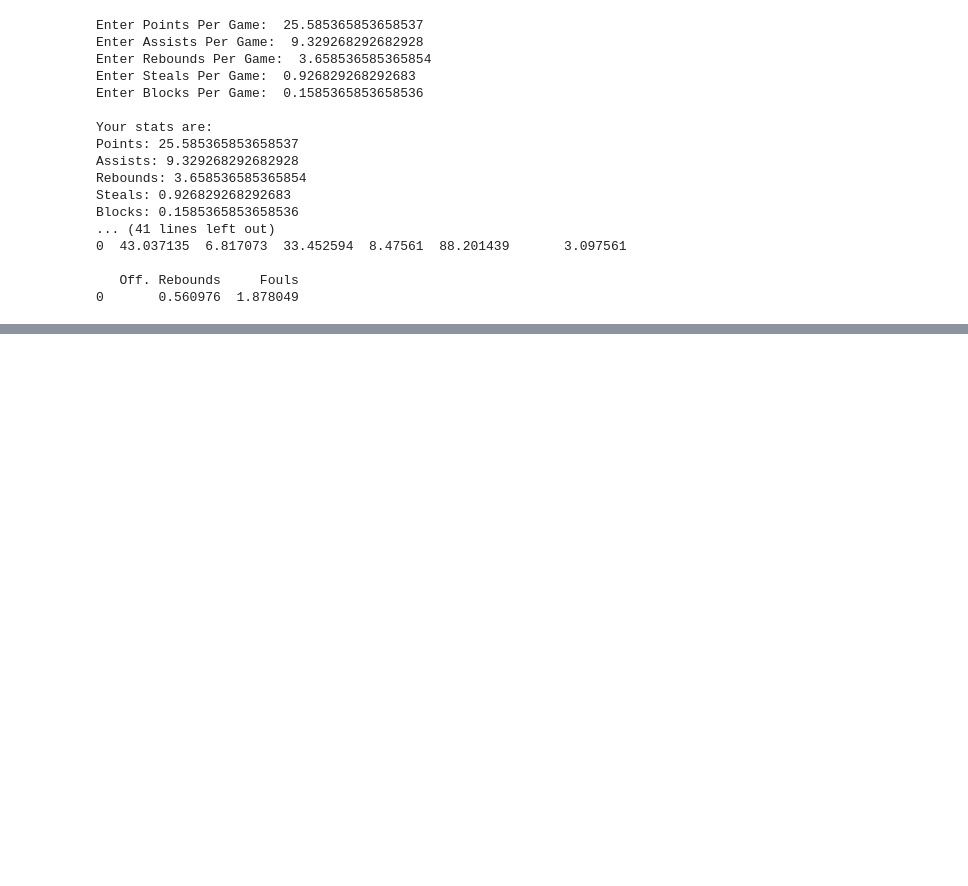
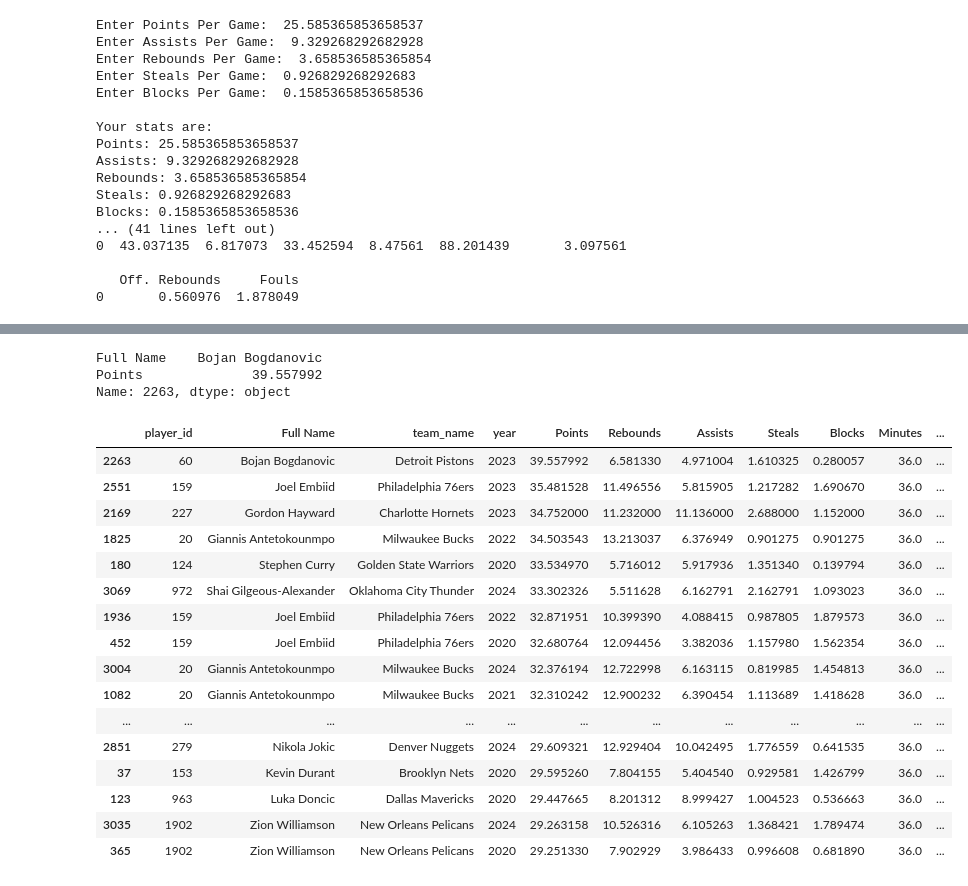
Before and after one commit to TobyScogings/NBA-Similarity-App, a Jupyter notebook: Test Environment.ipynb, the cells around one changed output, grey strips where cells are left out. Drawn from its saved outputs; the diff is of its cells as text; code cells hidden in the pictures; blank space fills up the shorter version.

```diff
--- a/Test Environment.ipynb
+++ b/Test Environment.ipynb
@@ -450,0 +500,5 @@ Blocks: 0.1585365853658536
+# %%
+fake_players = df2[(df2['FGA'] % 1 == 0) & (df2['3PA'] % 1 == 0) & (df2['FTA'] % 1 == 0)].sort_values(by = 'Points', ascending = False)
+fake_names = fake_players['Full Name'].to_list()
+# %%
+df2 = df2[(df2['Minutes'] > 10) & (df2['Full Name'].isin(df2['Full Name'].value_counts()[df2['Full Name'].value_counts() > 1].index)) & (~df2['Full Name'].isin(fake_names))]
@@ -450,0 +509,5 @@ Blocks: 0.1585365853658536
+# %%
+for col in stats_columns:
+    df2[col] = df2[col] * (36 / df2['Minutes'])
+
+df2.head()
@@ -450,0 +521,26 @@ Blocks: 0.1585365853658536
+# %%
+df2.loc[df2['Points'].idxmax(), ['Full Name', 'Points']]
+# %% [output]
+Full Name    Bojan Bogdanovic
+Points              39.557992
+Name: 2263, dtype: object
+# %%
+df2.sort_values(by='Points', ascending = False).head(30)
+# %% [output]
+|  | player_id | Full Name | team_name | year | Points | Rebounds | Assists | Steals | Blocks | Minutes | ... |
+| 2263 | 60 | Bojan Bogdanovic | Detroit Pistons | 2023 | 39.557992 | 6.581330 | 4.971004 | 1.610325 | 0.280057 | 36.0 | ... |
+| 2551 | 159 | Joel Embiid | Philadelphia 76ers | 2023 | 35.481528 | 11.496556 | 5.815905 | 1.217282 | 1.690670 | 36.0 | ... |
+| 2169 | 227 | Gordon Hayward | Charlotte Hornets | 2023 | 34.752000 | 11.232000 | 11.136000 | 2.688000 | 1.152000 | 36.0 | ... |
+| 1825 | 20 | Giannis Antetokounmpo | Milwaukee Bucks | 2022 | 34.503543 | 13.213037 | 6.376949 | 0.901275 | 0.901275 | 36.0 | ... |
+| 180 | 124 | Stephen Curry | Golden State Warriors | 2020 | 33.534970 | 5.716012 | 5.917936 | 1.351340 | 0.139794 | 36.0 | ... |
+| 3069 | 972 | Shai Gilgeous-Alexander | Oklahoma City Thunder | 2024 | 33.302326 | 5.511628 | 6.162791 | 2.162791 | 1.093023 | 36.0 | ... |
+| 1936 | 159 | Joel Embiid | Philadelphia 76ers | 2022 | 32.871951 | 10.399390 | 4.088415 | 0.987805 | 1.879573 | 36.0 | ... |
+| 452 | 159 | Joel Embiid | Philadelphia 76ers | 2020 | 32.680764 | 12.094456 | 3.382036 | 1.157980 | 1.562354 | 36.0 | ... |
+| 3004 | 20 | Giannis Antetokounmpo | Milwaukee Bucks | 2024 | 32.376194 | 12.722998 | 6.163115 | 0.819985 | 1.454813 | 36.0 | ... |
+| 1082 | 20 | Giannis Antetokounmpo | Milwaukee Bucks | 2021 | 32.310242 | 12.900232 | 6.390454 | 1.113689 | 1.418628 | 36.0 | ... |
+| ... | ... | ... | ... | ... | ... | ... | ... | ... | ... | ... | ... |
+| 2851 | 279 | Nikola Jokic | Denver Nuggets | 2024 | 29.609321 | 12.929404 | 10.042495 | 1.776559 | 0.641535 | 36.0 | ... |
+| 37 | 153 | Kevin Durant | Brooklyn Nets | 2020 | 29.595260 | 7.804155 | 5.404540 | 0.929581 | 1.426799 | 36.0 | ... |
+| 123 | 963 | Luka Doncic | Dallas Mavericks | 2020 | 29.447665 | 8.201312 | 8.999427 | 1.004523 | 0.536663 | 36.0 | ... |
+| 3035 | 1902 | Zion Williamson | New Orleans Pelicans | 2024 | 29.263158 | 10.526316 | 6.105263 | 1.368421 | 1.789474 | 36.0 | ... |
+| 365 | 1902 | Zion Williamson | New Orleans Pelicans | 2020 | 29.251330 | 7.902929 | 3.986433 | 0.996608 | 0.681890 | 36.0 | ... |
```
Also changed, not shown: parts of 5 cells of this notebook, 1 other file.
